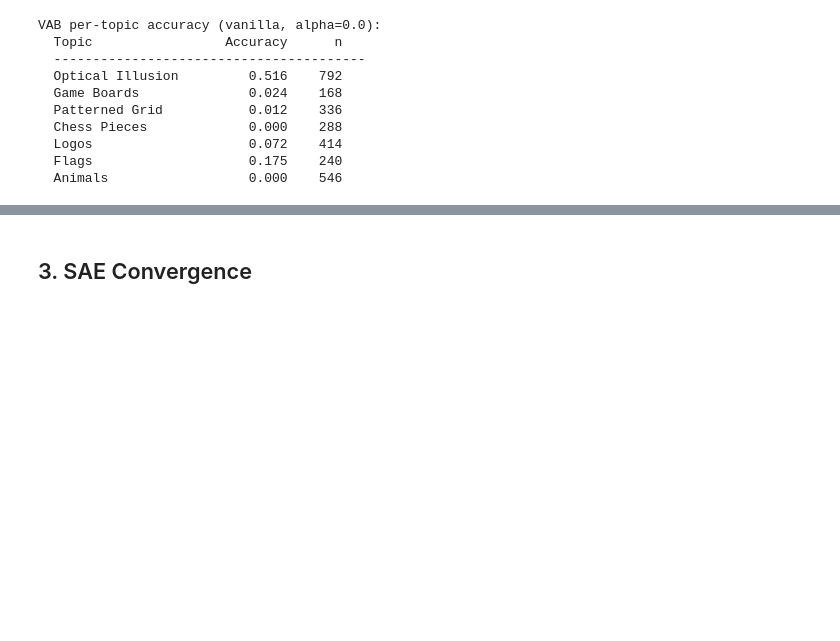
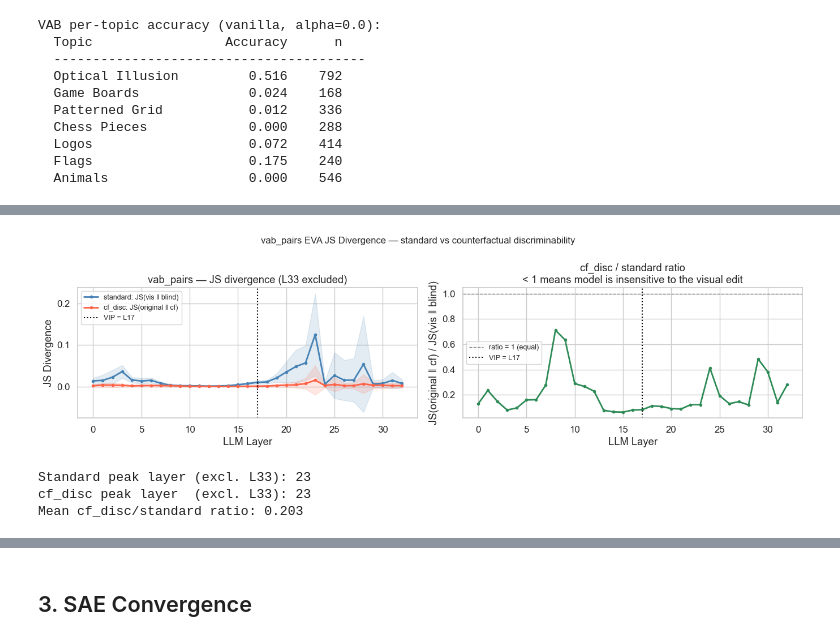
Before and after one commit to fabianandresgrob/vlm-mechanistic-analysis, a Jupyter notebook: analysis/results_overview.ipynb, the cells around one changed output, grey strips where cells are left out. Saved outputs shown, nothing was run; the diff lists cells and outputs as text; code cells hidden in the pictures; blank space fills up the shorter version.

```diff
--- a/analysis/results_overview.ipynb
+++ b/analysis/results_overview.ipynb
@@ -307,0 +426,55 @@ VAB per-topic accuracy (vanilla, alpha=0.0):
+# %%
+vp_eva_std = np.load(RESULTS / 'eva' / 'vab_pairs' / 'js_per_layer.npz', allow_pickle=True)
+vp_eva_cf  = np.load(RESULTS / 'eva' / 'vab_pairs' / 'js_cf_disc.npz',   allow_pickle=True)
+with open(RESULTS / 'eva' / 'vab_pairs' / 'summary.json') as f:
+    vp_eva_std_summary = json.load(f)
+with open(RESULTS / 'eva' / 'vab_pairs' / 'summary_cf_disc.json') as f:
+    vp_eva_cf_summary  = json.load(f)
+
+layers_eva = np.arange(len(vp_eva_std['mean_js']))
+
+fig, axes = plt.subplots(1, 2, figsize=(14, 4))
+
+# Panel 1 — overlay both curves
+ax = axes[0]
+for js_data, label, color in [
+    (vp_eva_std, 'standard: JS(vis ‖ blind)',        'steelblue'),
+    (vp_eva_cf,  'cf_disc: JS(original ‖ cf)',       'tomato'),
+]:
+    m, s = js_data['mean_js'], js_data['std_js']
+    # exclude last layer (L33 outlier)
+    ax.plot(layers_eva[:-1], m[:-1], 'o-', color=color, lw=2, ms=3, label=label)
+    ax.fill_between(layers_eva[:-1], (m-s)[:-1], (m+s)[:-1], alpha=0.15, color=color)
+ax.axvline(vp_summary['vip_median'], color='black', lw=1.5, linestyle=':',
+           label=f"VIP = L{vp_summary['vip_median']}")
+ax.set_xlabel('LLM Layer'); ax.set_ylabel('JS Divergence')
+ax.set_title('vab_pairs — JS divergence (L33 excluded)')
+ax.legend(fontsize=9)
+
+# Panel 2 — ratio: how much does the CF shift relative to image vs blind?
+ax = axes[1]
+std_m = vp_eva_std['mean_js'][:-1]
+cf_m  = vp_eva_cf['mean_js'][:-1]
+ratio = cf_m / (std_m + 1e-10)
+ax.plot(layers_eva[:-1], ratio, 'o-', color='seagreen', lw=2, ms=3)
+ax.axhline(1.0, color='gray', lw=1, linestyle='--', label='ratio = 1 (equal)')
+ax.axvline(vp_summary['vip_median'], color='black', lw=1.5, linestyle=':',
+           label=f"VIP = L{vp_summary['vip_median']}")
+ax.set_xlabel('LLM Layer')
+ax.set_ylabel('JS(original ‖ cf) / JS(vis ‖ blind)')
+ax.set_title('cf_disc / standard ratio\n< 1 means model is insensitive to the visual edit')
+ax.legend(fontsize=9)
+
+plt.suptitle('vab_pairs EVA JS Divergence — standard vs counterfactual discriminability', fontsize=12)
+plt.tight_layout()
+plt.savefig(RESULTS / 'eva' / 'vab_pairs_js_overview.png', dpi=150, bbox_inches='tight')
+plt.show()
+
+print(f"Standard peak layer (excl. L33): {np.argmax(vp_eva_std['mean_js'][:-1])}")
+print(f"cf_disc peak layer  (excl. L33): {np.argmax(vp_eva_cf['mean_js'][:-1])}")
+print(f"Mean cf_disc/standard ratio: {ratio.mean():.3f}")
+# %% [output]
+[figure, added]
+Standard peak layer (excl. L33): 23
+cf_disc peak layer  (excl. L33): 23
+Mean cf_disc/standard ratio: 0.203
```
Also changed, not shown: parts of 17 cells of this notebook, 1 other file.
